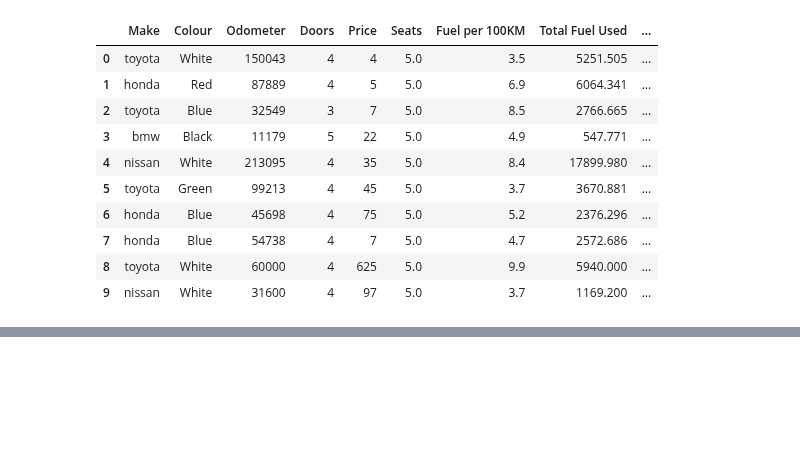
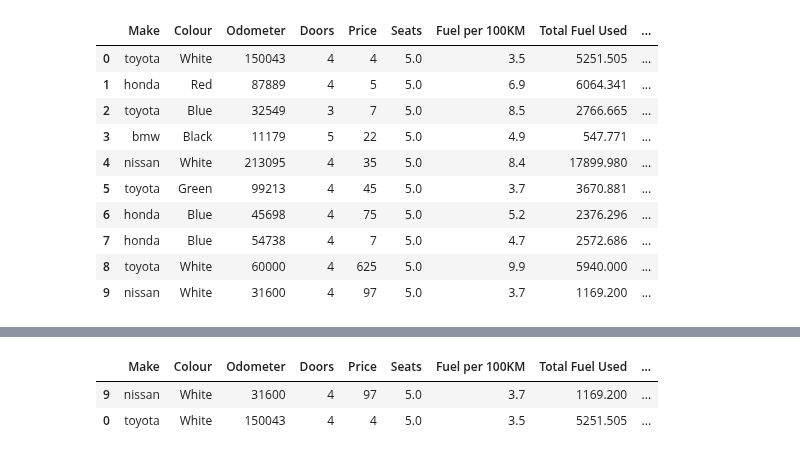
Before and after one commit to thewesternfront/Jupyter_Testintg_Jetbrains, a Jupyter notebook: introduction-to-pandas.ipynb, the cells around one changed output, grey strips where cells are left out. Cells and saved outputs as stored; diff of their text form; code cells hidden in the pictures; blank space fills up the shorter version.

```diff
--- a/introduction-to-pandas.ipynb
+++ b/introduction-to-pandas.ipynb
@@ -613,0 +643,7 @@ car_sales
+# %%
+# Let's operate on 20% of hte shuffled data
+car_sales_shuffled.sample(frac=0.2)
+# %% [output]
+|  | Make | Colour | Odometer | Doors | Price | Seats | Fuel per 100KM | Total Fuel Used | ... |
+| 9 | nissan | White | 31600 | 4 | 97 | 5.0 | 3.7 | 1169.200 | ... |
+| 0 | toyota | White | 150043 | 4 | 4 | 5.0 | 3.5 | 5251.505 | ... |
```
Also changed, not shown: parts of 5 cells of this notebook.
